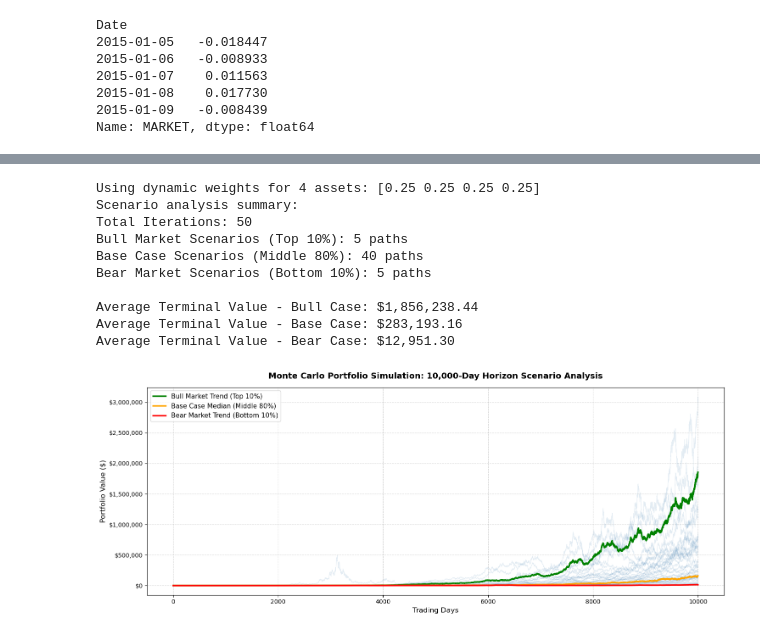
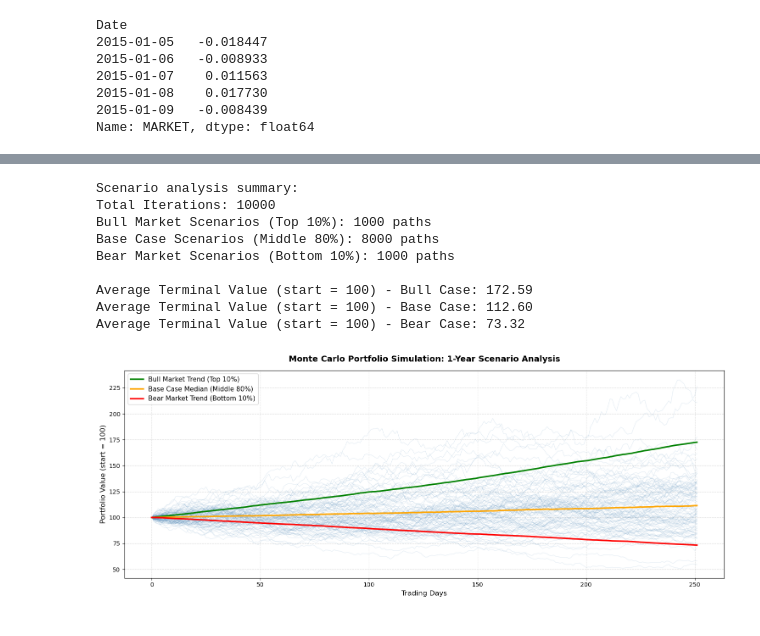
Before and after one commit to Priyansh956/Risk-engine-, a Jupyter notebook: notebooks/main.ipynb, the cells around one changed output, grey strips where cells are left out. Drawn from its saved outputs; the diff is of its cells as text; code cells hidden in the pictures.

```diff
--- a/notebooks/main.ipynb
+++ b/notebooks/main.ipynb
@@ -44,7 +44,7 @@ for ticker in tickers:
         auto_adjust=False,
     )["Adj Close"]
 
-data.dropna()
+data = data.dropna()
 data.head()
 # %% [output]
 [*********************100%***********************]  1 of 1 completed
@@ -764,25 +760,15 @@ First 5 Terminal Price Iterations:
 # %%
-# 1. Dynamically create weights based on the number of columns (assets) in your data
-num_assets = len(data.columns)
+weights = weights_array
 
-# Example: Equal weighting across all assets (e.g., 33.3% each for 3 assets, or 20% each for 5 assets)
-# You can also customize this array to accept any custom user input weights as long as they sum to 1.0
-weights = np.array([1.0 / num_assets] * num_assets)
+# Normalize each stock to 100, then apply the weights
+# (portfolio starts at 100 and moves with the weighted stock returns)
+portfolio_paths = np.dot(price_list / s0.values, weights) * 100
 
-print(f"Using dynamic weights for {num_assets} assets: {weights}")
-
-# 2. Calculate the total portfolio value across all time steps and iterations
-# price_list shape is (10000, 50, num_assets) -> dot product with weights gives shape (10000, 50)
-portfolio_paths = np.dot(price_list, weights)
-
-# 3. Extract the terminal portfolio values (the final day for all iterations)
 terminal_portfolio_values = portfolio_paths[-1]
 
-# 4. Define scenario thresholds using percentiles
 bull_threshold = np.percentile(terminal_portfolio_values, 90)  # Top 10%
 bear_threshold = np.percentile(terminal_portfolio_values, 10)  # Bottom 10%
 
-# 5. Filter the paths into respective scenarios dynamically
 bull_paths = portfolio_paths[:, terminal_portfolio_values >= bull_threshold]
 bear_paths = portfolio_paths[:, terminal_portfolio_values <= bear_threshold]
 base_paths = portfolio_paths[:, (terminal_portfolio_values > bear_threshold) & (terminal_portfolio_values < bull_threshold)]
@@ -793,53 +779,49 @@ print(f"Bull Market Scenarios (Top 10%): {bull_paths.shape[1]} paths")
 print(f"Base Case Scenarios (Middle 80%): {base_paths.shape[1]} paths")
 print(f"Bear Market Scenarios (Bottom 10%): {bear_paths.shape[1]} paths")
 
-print(f"\nAverage Terminal Value - Bull Case: ${bull_paths[-1].mean():,.2f}")
-print(f"Average Terminal Value - Base Case: ${base_paths[-1].mean():,.2f}")
-print(f"Average Terminal Value - Bear Case: ${bear_paths[-1].mean():,.2f}")
+print(f"\nAverage Terminal Value (start = 100) - Bull Case: {bull_paths[-1].mean():,.2f}")
+print(f"Average Terminal Value (start = 100) - Base Case: {base_paths[-1].mean():,.2f}")
+print(f"Average Terminal Value (start = 100) - Bear Case: {bear_paths[-1].mean():,.2f}")
 # %% [output]
-Using dynamic weights for 4 assets: [0.25 0.25 0.25 0.25]
 Scenario analysis summary:
-Total Iterations: 50
-Bull Market Scenarios (Top 10%): 5 paths
-Base Case Scenarios (Middle 80%): 40 paths
-Bear Market Scenarios (Bottom 10%): 5 paths
+Total Iterations: 10000
+Bull Market Scenarios (Top 10%): 1000 paths
+Base Case Scenarios (Middle 80%): 8000 paths
+Bear Market Scenarios (Bottom 10%): 1000 paths
 
-Average Terminal Value - Bull Case: $1,856,238.44
-Average Terminal Value - Base Case: $283,193.16
-Average Terminal Value - Bear Case: $12,951.30
+Average Terminal Value (start = 100) - Bull Case: 172.59
+Average Terminal Value (start = 100) - Base Case: 112.60
+Average Terminal Value (start = 100) - Bear Case: 73.32
 # %%
 plt.figure(figsize=(15, 6))
 
 # Plotting individual iterations or a subset of portfolio paths
 # portfolio_paths shape is (10000, 50) -> 10,000 time steps, 50 iterations
 time_axis = np.arange(portfolio_paths.shape[0])
 
 # Plotting a subset of base paths in light grey/blue for background context
-plt.plot(time_axis, portfolio_paths, color="steelblue", alpha=0.15, linewidth=0.8)
+plt.plot(time_axis, portfolio_paths[:, :100], color="steelblue", alpha=0.15, linewidth=0.8)
 
 # Plotting specific scenario averages or sample paths to highlight outcomes
 # Calculate mean trajectories for visual clarity
 mean_bull_path = bull_paths.mean(axis=1)
 mean_bear_path = bear_paths.mean(axis=1)
 median_base_path = np.median(base_paths, axis=1)
 
 plt.plot(time_axis, mean_bull_path, color="green", linewidth=2.5, label="Bull Market Trend (Top 10%)")
 plt.plot(time_axis, median_base_path, color="orange", linewidth=2.5, label="Base Case Median (Middle 80%)")
 plt.plot(time_axis, mean_bear_path, color="red", linewidth=2.5, label="Bear Market Trend (Bottom 10%)")
 
-plt.title("Monte Carlo Portfolio Simulation: 10,000-Day Horizon Scenario Analysis", fontsize=14, fontweight="bold", pad=15)
+plt.title("Monte Carlo Portfolio Simulation: 1-Year Scenario Analysis", fontsize=14, fontweight="bold", pad=15)
 plt.xlabel("Trading Days", fontsize=12)
-plt.ylabel("Portfolio Value ($)", fontsize=12)
+plt.ylabel("Portfolio Value (start = 100)", fontsize=12)
 plt.legend(loc="upper left", fontsize=11)
 plt.grid(True, linestyle="--", alpha=0.5)
 
-ax = plt.gca()
-ax.yaxis.set_major_formatter("${x:,.0f}")
-
 plt.tight_layout()
 plt.show()
 # %% [output]
-[figure, old version]
+[figure, new version]
 # %%
 # PHASE 5 - DERIVATIVES
 # %%
```
Also changed, not shown: parts of 33 cells of this notebook.
